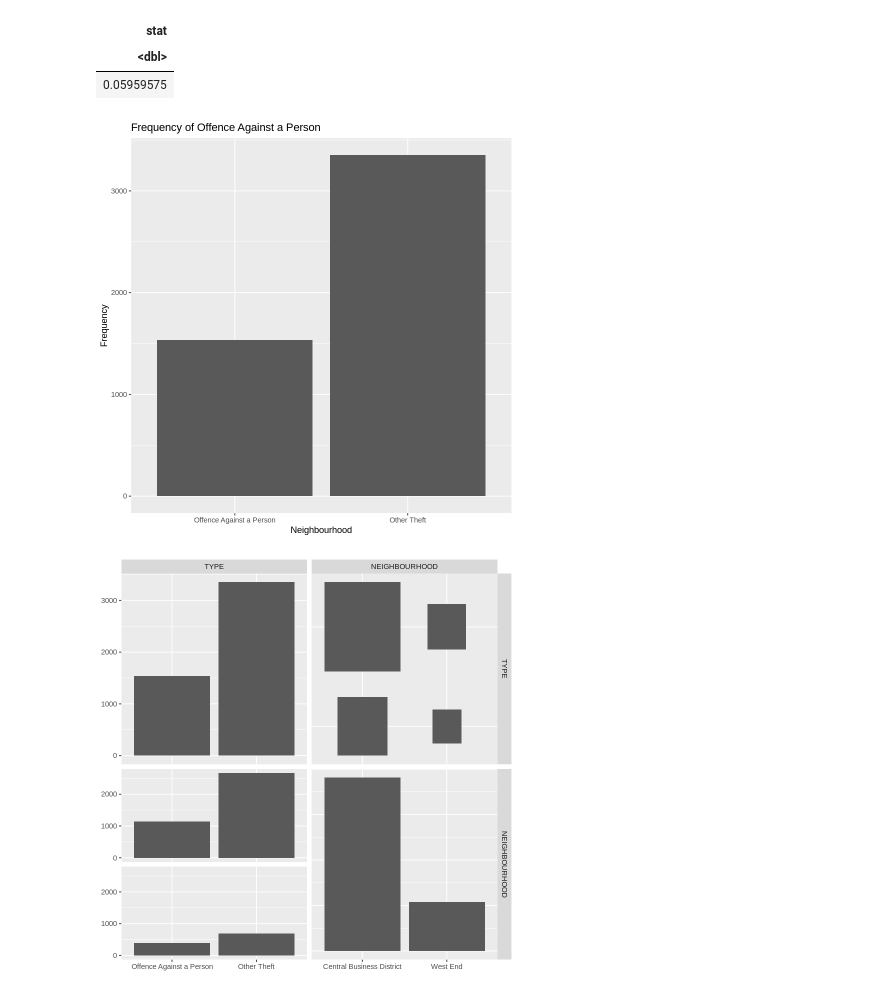
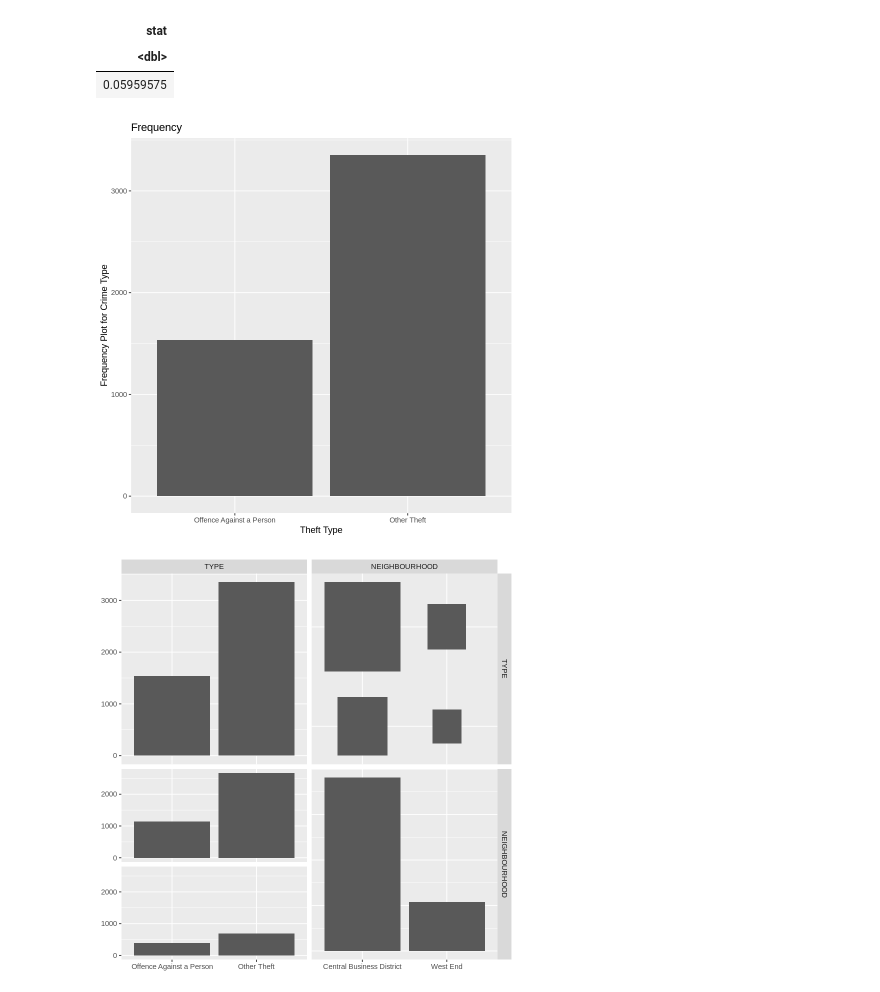
Before and after one commit to abheetkansal/STAT-201-Group-34, a Jupyter notebook: 34Proposal.ipynb, the cells around one changed output. Cells and saved outputs as stored; diff of their text form; code cells hidden in the pictures.

```diff
--- a/Group 34 Project Proposal.ipynb
+++ b/34Proposal.ipynb
@@ -55,7 +55,8 @@ library(ISLR)
 library(infer)
 options(repr.matrix.max.rows = 6)
 # %%
-url = "https://raw.githubusercontent.com/abheetkansal/STAT-201-Group-34/main/crimedata_csv_AllNeighbourhoods_2022.csv?token=GHSAT0AAAAAAB2TZOS5M4FIDIMLJPDUELMGY3ICOAQ"
+# Taking the url of the dataset and putting it in crime_data
+url = "https://raw.githubusercontent.com/abheetkansal/Dataset/main/crimedata_csv_AllNeighbourhoods_2022.csv"
 crime_data <- read_csv(url)
 head(crime_data)
 # %% [output]
@@ -141,14 +148,15 @@ A infer: 1 × 1
 | <dbl> |
 | 0.05959575 |
 # %%
+# Plotting a bar graph plot for the count
 crime_data_count_plot <- crime_count %>%
        ggplot(aes(x = TYPE, y = n)) +
        geom_col() +
-       ggtitle("Frequency of Offence Against a Person") +
-       xlab("Neighbourhood")+
-       ylab("Frequency")
+       ggtitle("Frequency") +
+       xlab("Theft Type")+
+       ylab("Frequency Plot for Crime Type")
 
 crime_data_count_plot
 # %% [output]
-[figure, old version]
+[figure, new version]
 # %%
```
Also changed, not shown: parts of 6 cells of this notebook, 1 other file.
